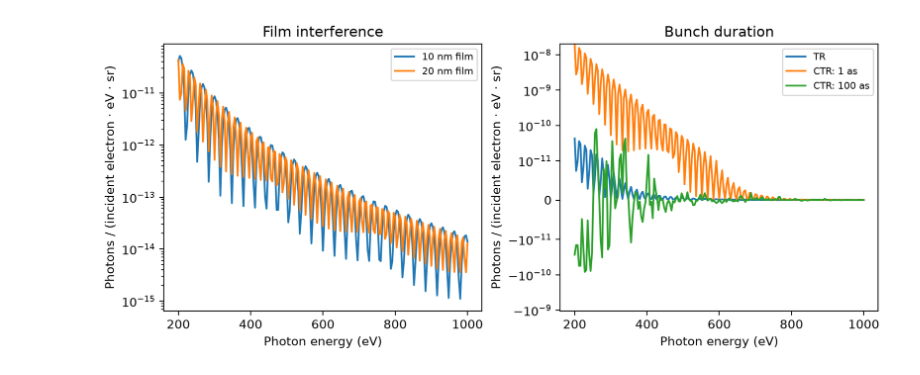
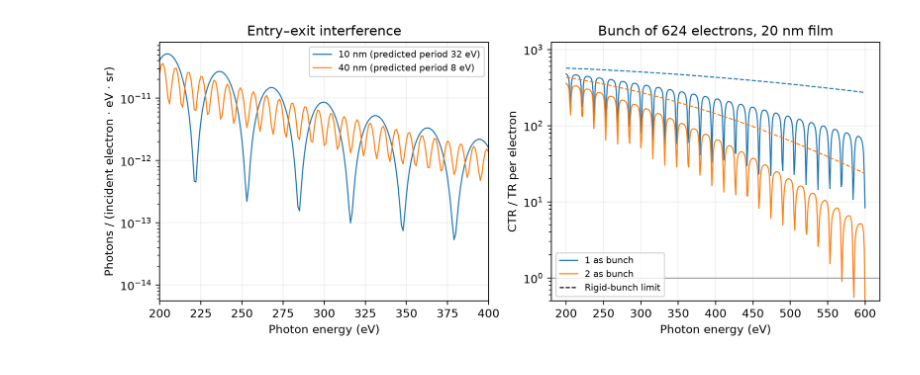
Before and after one commit to Quantum-Light-Matter-Cooperative-QLMC/pyrite, a Jupyter notebook: docs/notebooks/specialized/10-transition-radiation.ipynb, the cells around one changed output. Cells and saved outputs as stored; diff of their text form; code cells hidden in the pictures.

```diff
--- a/docs/notebooks/specialized/10-transition-radiation.ipynb
+++ b/docs/notebooks/specialized/10-transition-radiation.ipynb
@@ -72,17 +87,49 @@ for _thickness_ang, _duration_fs, _mode in tr_cases:
 # %%
-fig_tr, _axes = plt.subplots(1, 2, figsize=(9, 3.8), layout="constrained", sharex=True)
-for _spectrum, _label in zip(tr_results[:2], ("10 nm film", "20 nm film"), strict=True):
-    _axes[0].plot(_spectrum.photon_energy_eV, _spectrum.density, label=_label)
-for _index, _label in ((1, "TR"), (2, "CTR: 1 as"), (3, "CTR: 100 as")):
-    _spectrum = tr_results[_index]
-    _axes[1].plot(_spectrum.photon_energy_eV, _spectrum.density, label=_label)
-_axes[0].set(title="Film interference", yscale="log")
-_axes[1].set_title("Bunch duration")
-_axes[1].set_yscale("symlog", linthresh=1e-11)
-for _ax in _axes:
-    _ax.set(xlabel="Photon energy (eV)", ylabel="Photons / (incident electron · eV · sr)")
+from scipy.constants import elementary_charge, hbar
+
+fig_tr, (_film_ax, _ctr_ax) = plt.subplots(1, 2, figsize=(9.6, 3.9), layout="constrained")
+# Entry and exit fields differ in phase by omega * L * (1/beta - cos theta) / c.
+_phase_factor = 1 / beta - np.cos(np.radians(observation_deg))
+for _t in film_nm:
+    _spectrum = films[_t]
+    _period = hc_eV_nm / (_t * _phase_factor)
+    _film_ax.plot(
+        _spectrum.photon_energy_eV,
+        _spectrum.density,
+        lw=1,
+        label=f"{_t:g} nm (predicted period {_period:.0f} eV)",
+    )
+_film_ax.set(xlim=(200, 400), yscale="log", title="Entry–exit interference")
+
+_energy = tr_20.photon_energy_eV
+_electrons = bunch_charge_pc * 1e-12 / elementary_charge
+for _i, _sigma in enumerate(durations_as):
+    _ratio = ctr_20[_sigma].density / tr_20.density
+    _limit = 1 + (_electrons - 1) * np.exp(
+        -((_energy / (hbar / elementary_charge) * _sigma * 1e-18) ** 2)
+    )
+    _ctr_ax.plot(
+        _energy,
+        np.where(_ratio > 0, _ratio, np.nan),
+        color=f"C{_i}",
+        lw=1,
+        label=f"{_sigma:g} as bunch",
+    )
+    _ctr_ax.plot(_energy, _limit, "--", color=f"C{_i}", lw=1)
+_ctr_ax.plot([], [], "k--", lw=1, label="Rigid-bunch limit")
+_ctr_ax.axhline(1, color="0.5", lw=0.8)
+_ctr_ax.set(
+    yscale="log",
+    ylim=(0.5, 2 * _electrons),
+    ylabel="CTR / TR per electron",
+    title=f"Bunch of {_electrons:.0f} electrons, 20 nm film",
+)
+_film_ax.set_ylabel("Photons / (incident electron · eV · sr)")
+for _ax in (_film_ax, _ctr_ax):
+    _ax.set_xlabel("Photon energy (eV)")
     _ax.legend(fontsize=8)
+    _ax.grid(alpha=0.2)
 fig_tr  # noqa: B018
 # %% [output]
-[figure, old version]
+[figure, new version]
 # %% [markdown]
```
Also changed, not shown: parts of 6 cells of this notebook, 13 other files.
